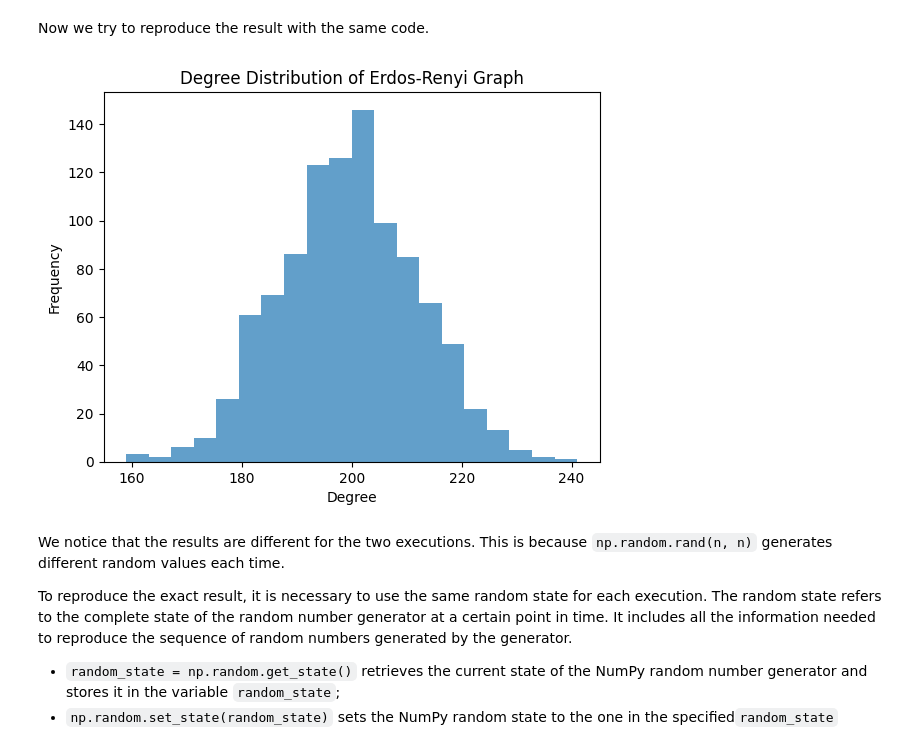
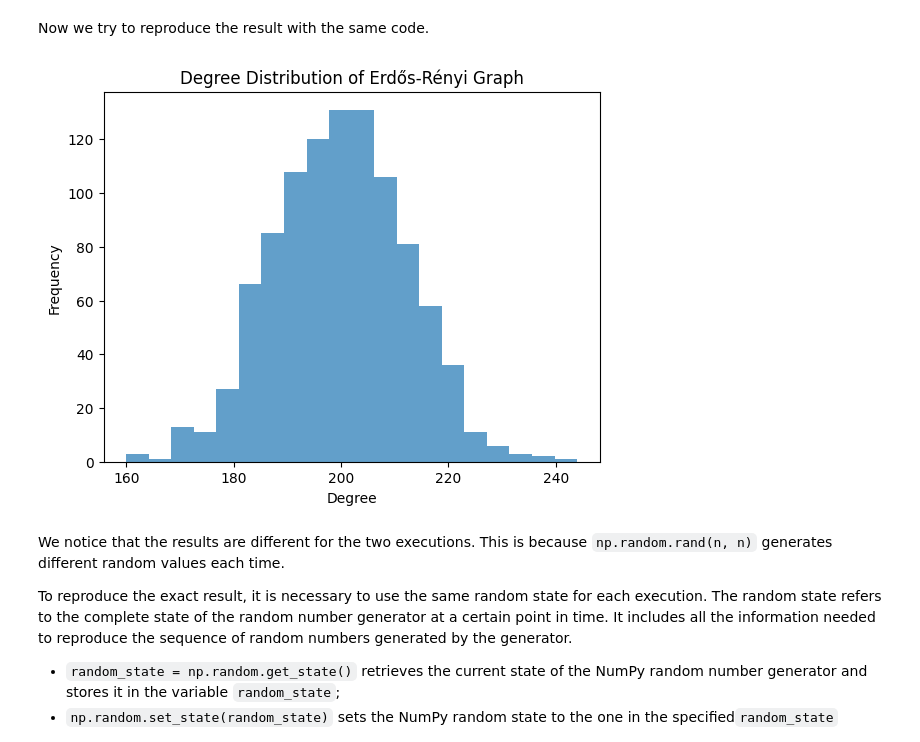
Before and after one commit to yfiua/reproducibility-with-randomness, a Jupyter notebook: main.ipynb, the cells around one changed output. Drawn from its saved outputs; the diff is of its cells as text; code cells hidden in the pictures.

````diff
--- a/main.ipynb
+++ b/main.ipynb
@@ -36,19 +37,19 @@ Now we try to reproduce the result with the same code.
 # %%
 # Generate upper triangular part of adjacency matrix
 upper_triangular = np.triu(np.random.rand(n, n) < p, k=1)
 
 # Ensure symmetry by setting upper triangular part equal to lower triangular part
 A = upper_triangular + upper_triangular.T
 
 # Plot degree distribution
 degrees = np.sum(A, axis=0)
 plt.hist(degrees, bins=20, alpha=0.7)
-plt.title('Degree Distribution of Erdos-Renyi Graph')
+plt.title('Degree Distribution of Erdős-Rényi Graph')
 plt.xlabel('Degree')
 plt.ylabel('Frequency')
 plt.show()
 # %% [output]
-[figure, old version]
+[figure, new version]
 # %% [markdown]
 We notice that the results are different for the two executions. This is because ```np.random.rand(n, n)``` generates different random values each time.
 
````
Also changed, not shown: parts of 15 cells of this notebook, 1 other file.
